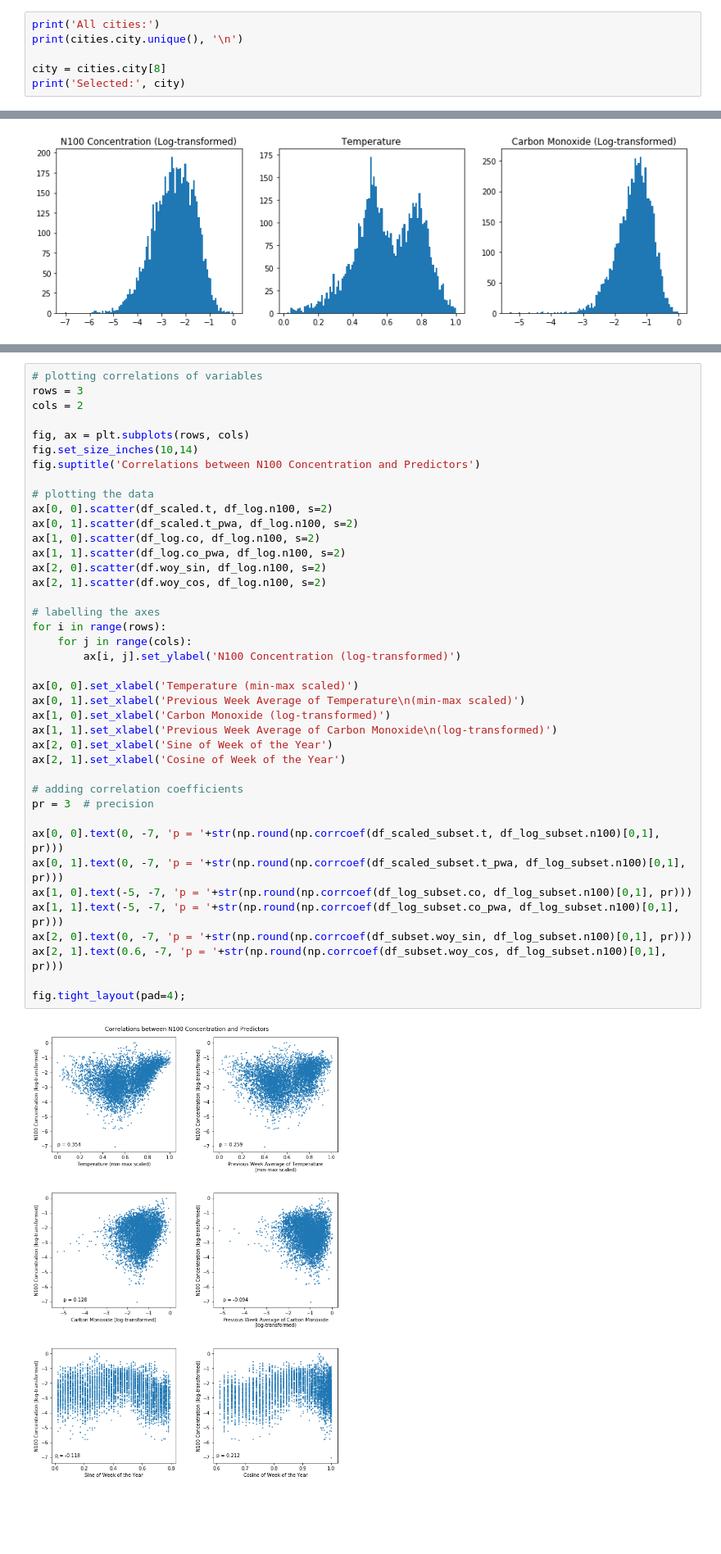
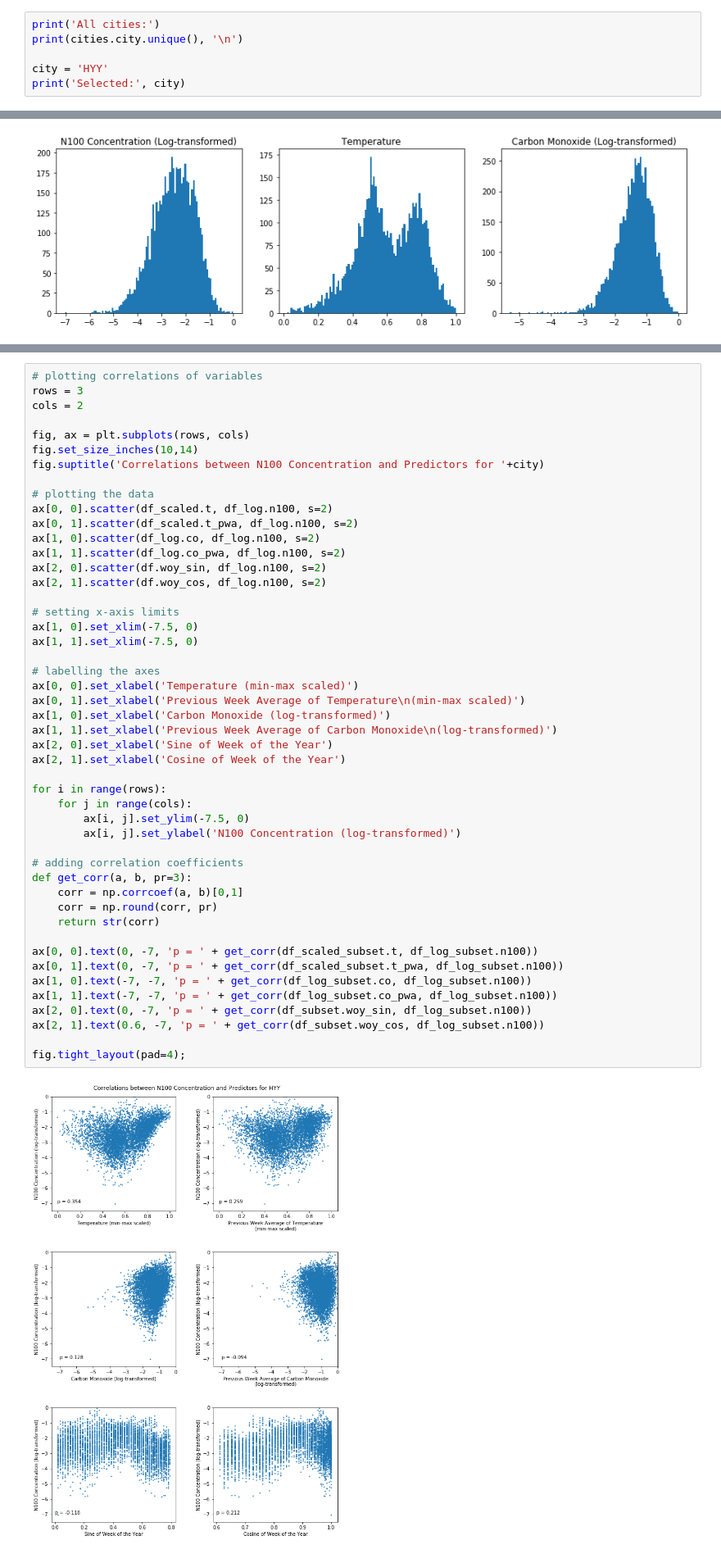
Before and after one commit to ellarauth/aerosol-modeling, a Jupyter notebook: notebooks/explore.ipynb, the cells around one changed output, grey strips where cells are left out. Shown at 82% size. Cells and saved outputs as stored; diff of their text form; blank space fills up the shorter version.

Commit message:
Minor changes to plots

```diff
--- a/notebooks/explore.ipynb
+++ b/notebooks/explore.ipynb
@@ -76,7 +77,7 @@ cities = pd.read_csv(ROOT_DIR + config['cities'])
 print('All cities:')
 print(cities.city.unique(), '\n')
 
-city = cities.city[8]
+city = 'HYY'
 print('Selected:', city)
 # %% [output]
 All cities:
@@ -249,45 +251,53 @@ fig.suptitle('Log-transformed data for '+city);
 # %%
 # plotting correlations of variables
 rows = 3
 cols = 2
 
 fig, ax = plt.subplots(rows, cols)
 fig.set_size_inches(10,14)
-fig.suptitle('Correlations between N100 Concentration and Predictors')
+fig.suptitle('Correlations between N100 Concentration and Predictors for '+city)
 
 # plotting the data
 ax[0, 0].scatter(df_scaled.t, df_log.n100, s=2)
 ax[0, 1].scatter(df_scaled.t_pwa, df_log.n100, s=2)
 ax[1, 0].scatter(df_log.co, df_log.n100, s=2)
 ax[1, 1].scatter(df_log.co_pwa, df_log.n100, s=2)
 ax[2, 0].scatter(df.woy_sin, df_log.n100, s=2)
 ax[2, 1].scatter(df.woy_cos, df_log.n100, s=2)
 
+# setting x-axis limits
+ax[1, 0].set_xlim(-7.5, 0)
+ax[1, 1].set_xlim(-7.5, 0)
+
 # labelling the axes
-for i in range(rows):
-    for j in range(cols):
-        ax[i, j].set_ylabel('N100 Concentration (log-transformed)')
-
 ax[0, 0].set_xlabel('Temperature (min-max scaled)')
 ax[0, 1].set_xlabel('Previous Week Average of Temperature\n(min-max scaled)')
 ax[1, 0].set_xlabel('Carbon Monoxide (log-transformed)')
 ax[1, 1].set_xlabel('Previous Week Average of Carbon Monoxide\n(log-transformed)')
 ax[2, 0].set_xlabel('Sine of Week of the Year')
 ax[2, 1].set_xlabel('Cosine of Week of the Year')
 
+for i in range(rows):
+    for j in range(cols):
+        ax[i, j].set_ylim(-7.5, 0)
+        ax[i, j].set_ylabel('N100 Concentration (log-transformed)')
+
 # adding correlation coefficients
-pr = 3  # precision
+def get_corr(a, b, pr=3):
+    corr = np.corrcoef(a, b)[0,1]
+    corr = np.round(corr, pr)
+    return str(corr)
 
-ax[0, 0].text(0, -7, 'p = '+str(np.round(np.corrcoef(df_scaled_subset.t, df_log_subset.n100)[0,1], pr)))
-ax[0, 1].text(0, -7, 'p = '+str(np.round(np.corrcoef(df_scaled_subset.t_pwa, df_log_subset.n100)[0,1], pr)))
-ax[1, 0].text(-5, -7, 'p = '+str(np.round(np.corrcoef(df_log_subset.co, df_log_subset.n100)[0,1], pr)))
-ax[1, 1].text(-5, -7, 'p = '+str(np.round(np.corrcoef(df_log_subset.co_pwa, df_log_subset.n100)[0,1], pr)))
-ax[2, 0].text(0, -7, 'p = '+str(np.round(np.corrcoef(df_subset.woy_sin, df_log_subset.n100)[0,1], pr)))
-ax[2, 1].text(0.6, -7, 'p = '+str(np.round(np.corrcoef(df_subset.woy_cos, df_log_subset.n100)[0,1], pr)))
+ax[0, 0].text(0, -7, 'p = ' + get_corr(df_scaled_subset.t, df_log_subset.n100))
+ax[0, 1].text(0, -7, 'p = ' + get_corr(df_scaled_subset.t_pwa, df_log_subset.n100))
+ax[1, 0].text(-7, -7, 'p = ' + get_corr(df_log_subset.co, df_log_subset.n100))
+ax[1, 1].text(-7, -7, 'p = ' + get_corr(df_log_subset.co_pwa, df_log_subset.n100))
+ax[2, 0].text(0, -7, 'p = ' + get_corr(df_subset.woy_sin, df_log_subset.n100))
+ax[2, 1].text(0.6, -7, 'p = ' + get_corr(df_subset.woy_cos, df_log_subset.n100))
 
 fig.tight_layout(pad=4);
 # %% [output]
-[figure, old version]
+[figure, new version]
 # %% [markdown]
 ## Models
 ### Preparing the data
```
Also changed, not shown: parts of 3 cells of this notebook.
